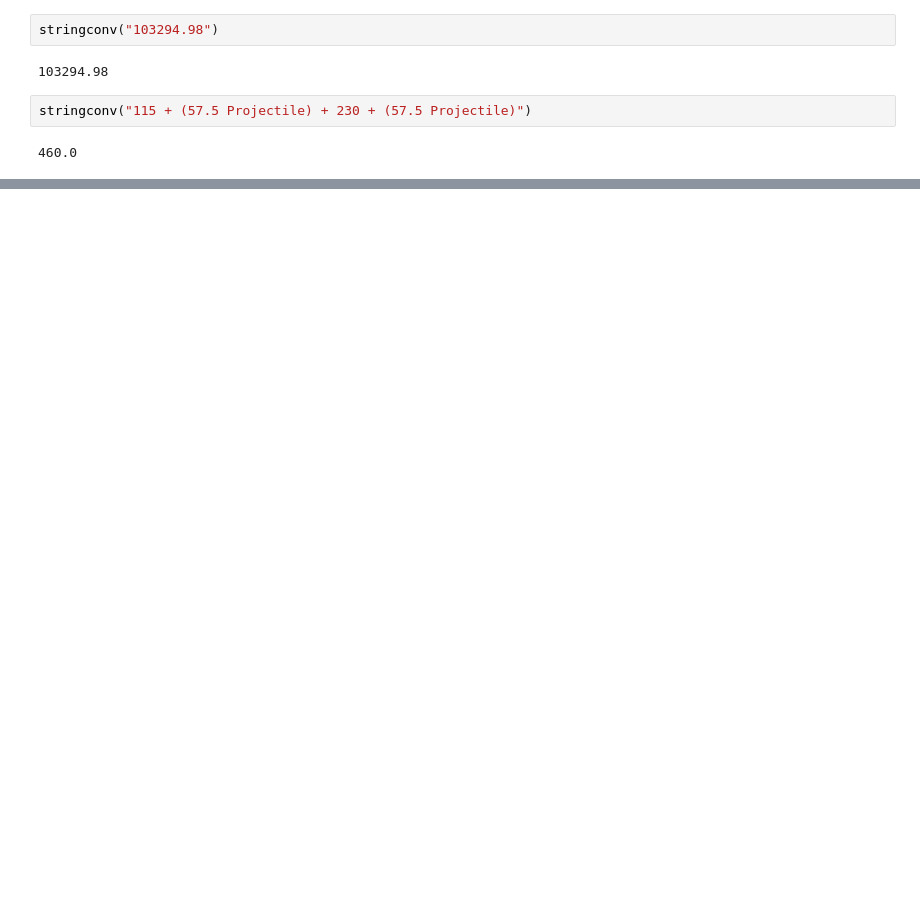
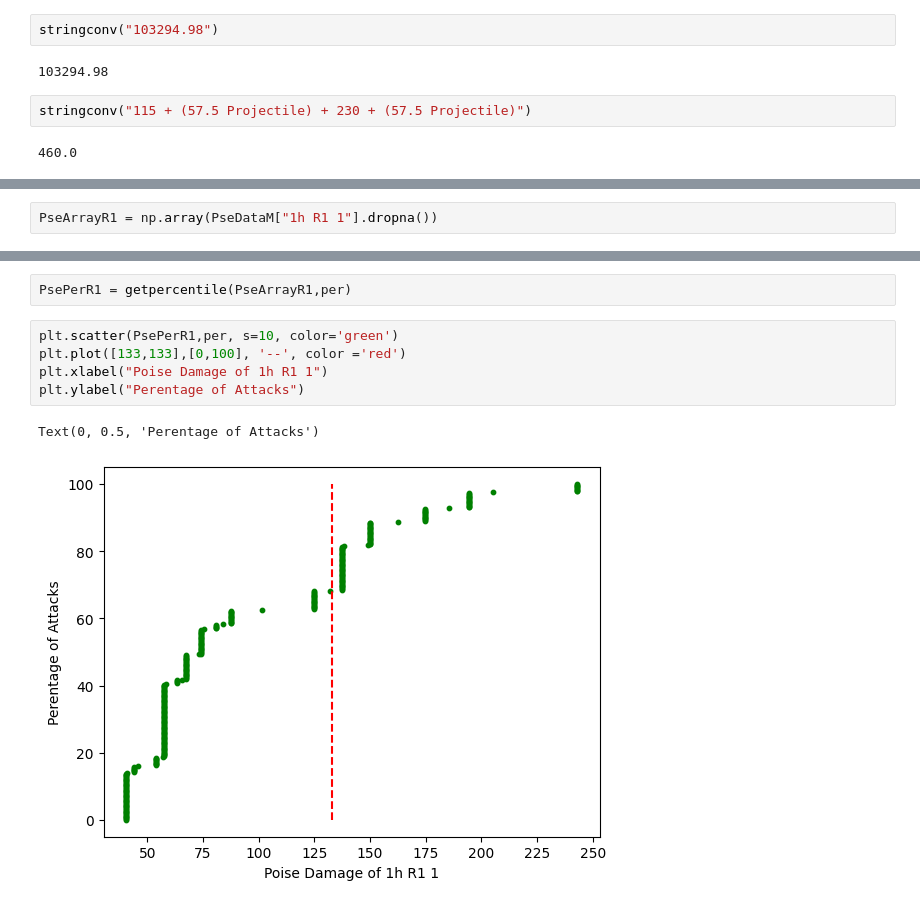
Before and after one commit to DS385Fall22/project-AlexRichards982, a Jupyter notebook: Elden_Ring_Analysis.ipynb, the cells around one changed output, grey strips where cells are left out. Saved outputs shown, nothing was run; the diff lists cells and outputs as text; blank space fills up the shorter version.

```diff
--- a/Elden_Ring_Analysis.ipynb
+++ b/Elden_Ring_Analysis.ipynb
@@ -221,3 +338,5 @@ PseArray = np.concatenate((np.array(PseData["1h R1 1"].dropna()), np.array(PseDa
+# %%
+PseArrayR1 = np.array(PseDataM["1h R1 1"].dropna())
 # %%
 np.percentile(PseArray, 2)
 # %% [output]
@@ -224,0 +365,10 @@ np.percentile(PseArray, 2)
+# %%
+PsePerR1 = getpercentile(PseArrayR1,per)
+# %%
+plt.scatter(PsePerR1,per, s=10, color='green')
+plt.plot([133,133],[0,100], '--', color ='red')
+plt.xlabel("Poise Damage of 1h R1 1")
+plt.ylabel("Perentage of Attacks")
+# %% [output]
+Text(0, 0.5, 'Perentage of Attacks')
+[figure, added]
```
Also changed, not shown: parts of 29 cells of this notebook, 1 other file.
